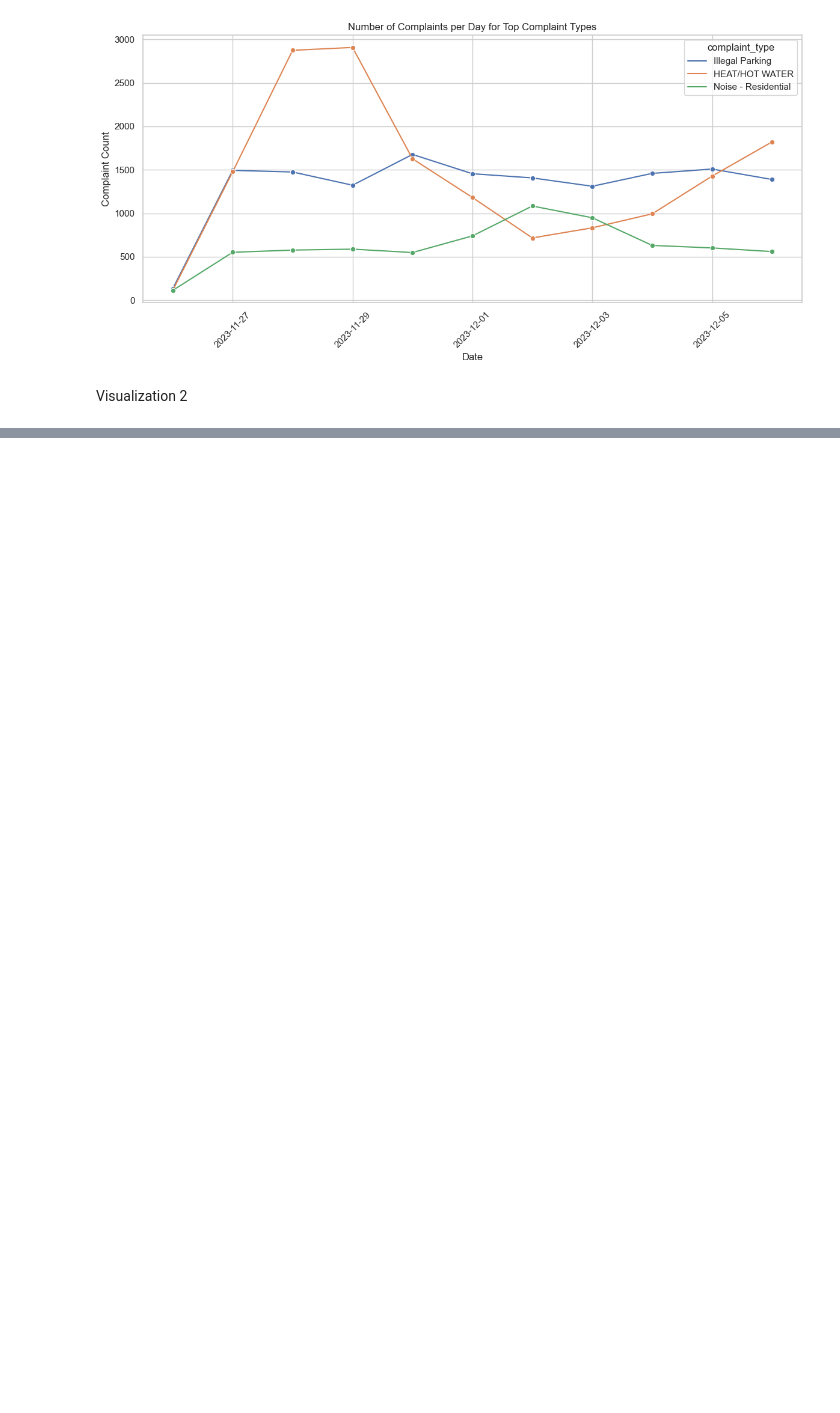
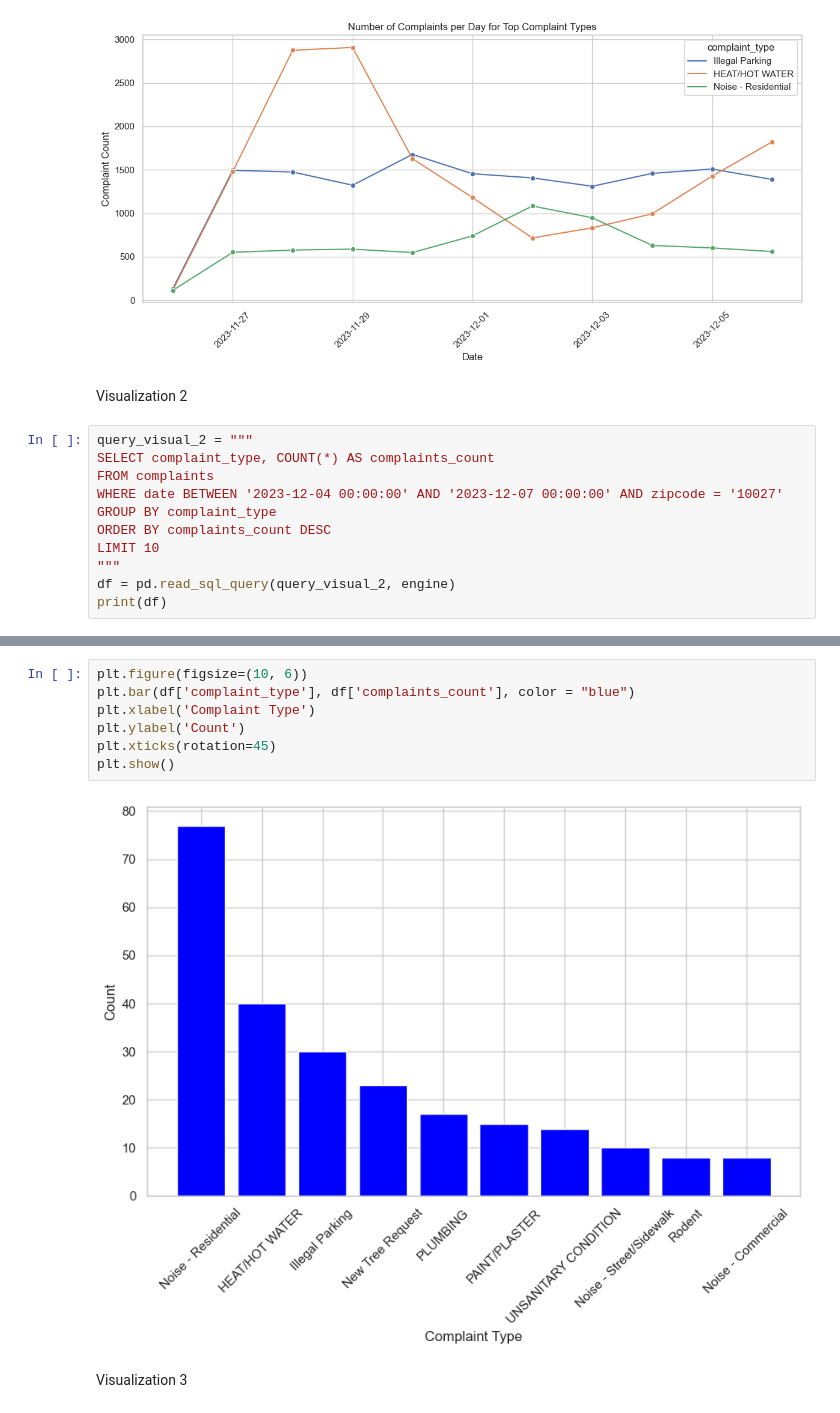
Before and after one commit to yczhou912/4501-Final-Project, a Jupyter notebook: Project.ipynb, the cells around one changed output, grey strips where cells are left out. Cells and saved outputs as stored; diff of their text form; blank space fills up the shorter version.

Commit message:
visualization 3

```diff
--- a/Project.ipynb
+++ b/Project.ipynb
@@ -836,3 +832,14 @@ plt.show()
 [figure]
 # %% [markdown]
 Visualization 2
+# %%
+query_visual_2 = """
+SELECT complaint_type, COUNT(*) AS complaints_count
+FROM complaints
+WHERE date BETWEEN '2023-12-04 00:00:00' AND '2023-12-07 00:00:00' AND zipcode = '10027'
+GROUP BY complaint_type
+ORDER BY complaints_count DESC
+LIMIT 10
+"""
+df = pd.read_sql_query(query_visual_2, engine)
+print(df)
@@ -838,0 +858,11 @@ Visualization 2
+# %%
+plt.figure(figsize=(10, 6))
+plt.bar(df['complaint_type'], df['complaints_count'], color = "blue")
+plt.xlabel('Complaint Type')
+plt.ylabel('Count')
+plt.xticks(rotation=45)
+plt.show()
+# %% [output]
+[figure, added]
+# %% [markdown]
+Visualization 3
```
Also changed, not shown: parts of 17 cells of this notebook.
